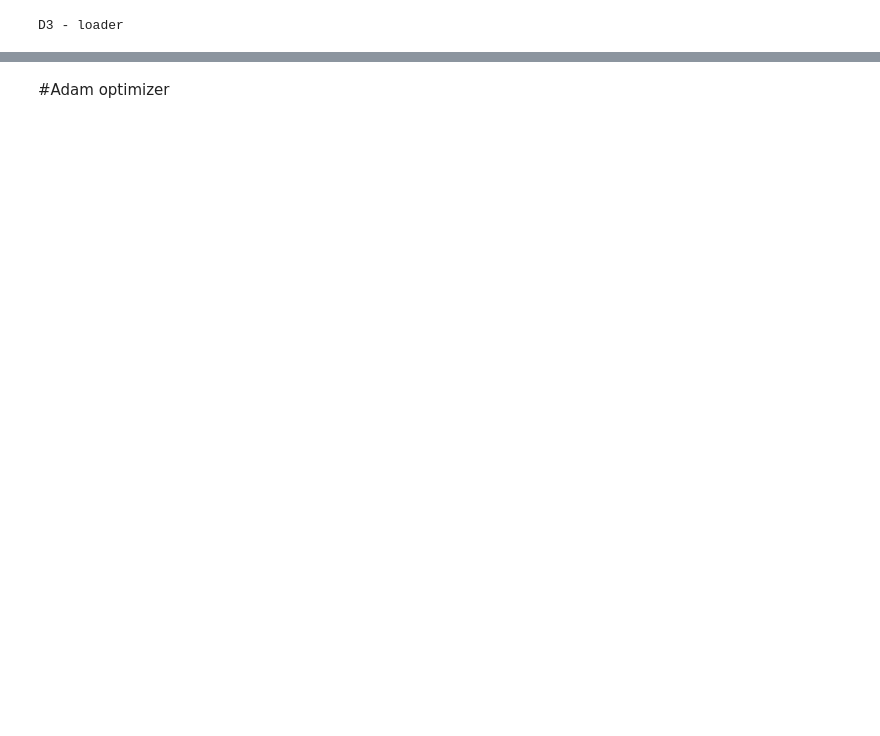
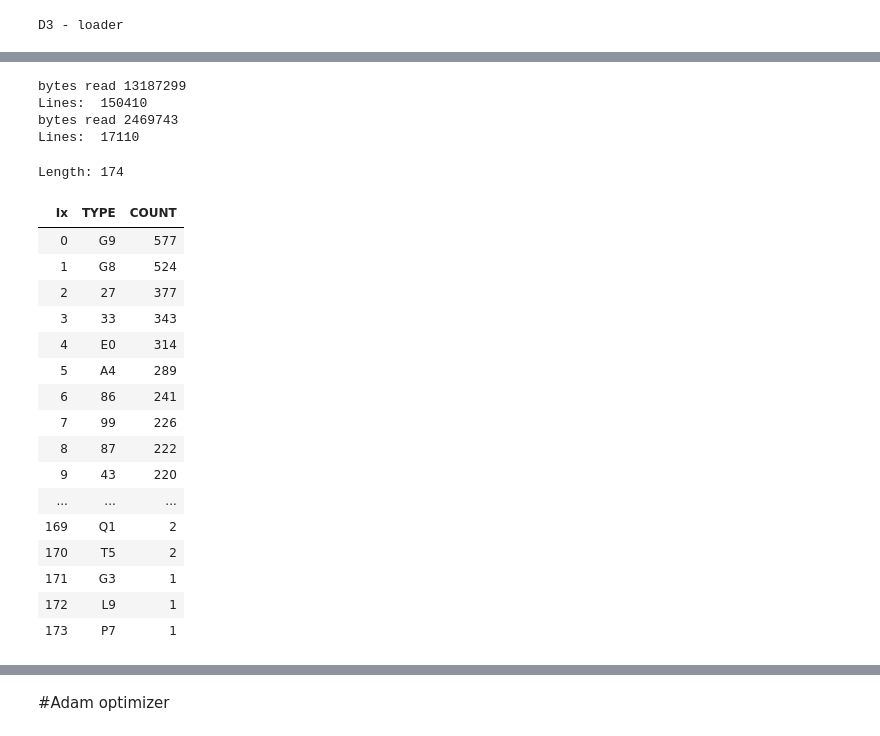
Before and after one commit to nurulc/data-frame, a Jupyter notebook: notebook/data-test.ipynb, the cells around one changed output, grey strips where cells are left out. Saved outputs shown, nothing was run; the diff lists cells and outputs as text; code cells hidden in the pictures; blank space fills up the shorter version.

```diff
--- a/notebook/data-test.ipynb
+++ b/notebook/data-test.ipynb
@@ -118,8 +171,31 @@ f.sort(['-b'])
 # %%
 fs.readdirSync('../data/reference');
 var ICD9 = readZipFrame('../data/reference/all_icd10_codes.tsv.gz');
 var HCPCS = readZipFrame('../data/reference/hcpcs.tsv.gz')
-//HCPCS = HCPCS.project(['TYPE', ...HCPCS.columns], {TYPE: r => r.CODE.substr(0,2)},true);
-//HCPCS.groupBy(['TYPE', gb.count('TYPE', 'COUNT')]).sort(['-COUNT'])
+HCPCS = HCPCS.project(['TYPE', ...HCPCS.columns], {TYPE: r => r.CODE.substr(0,2)},true);
+HCPCS.groupBy(['TYPE', gb.count('TYPE', 'COUNT')]).sort(['-COUNT'])
+# %% [output]
+bytes read 13187299
+Lines:  150410
+bytes read 2469743
+Lines:  17110
+Length: 174
+| Ix | TYPE | COUNT |
+| 0 | G9 | 577 |
+| 1 | G8 | 524 |
+| 2 | 27 | 377 |
+| 3 | 33 | 343 |
+| 4 | E0 | 314 |
+| 5 | A4 | 289 |
+| 6 | 86 | 241 |
+| 7 | 99 | 226 |
+| 8 | 87 | 222 |
+| 9 | 43 | 220 |
+| ... | ... | ... |
+| 169 | Q1 | 2 |
+| 170 | T5 | 2 |
+| 171 | G3 | 1 |
+| 172 | L9 | 1 |
+| 173 | P7 | 1 |
 # %%
 HCPCS.filter(r => r.TYPE === 'G0')//.groupBy(['TYPE', gb.count('TYPE', 'COUNT')])
```
Also changed, not shown: parts of 21 cells of this notebook, 1 other file.
